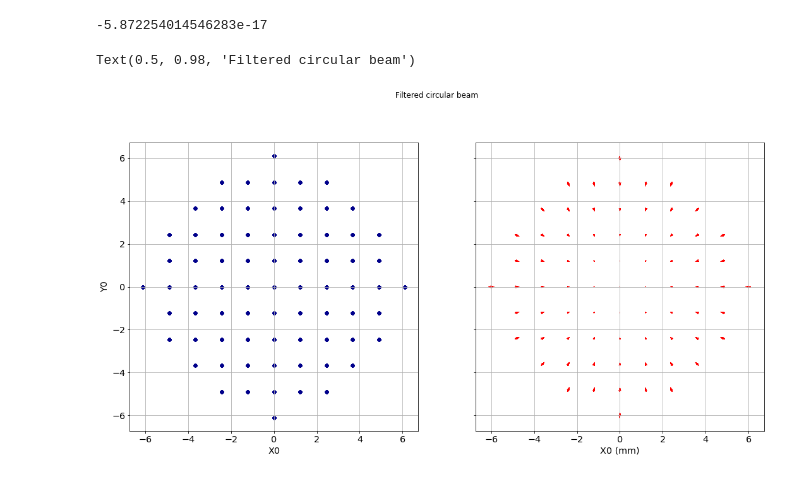
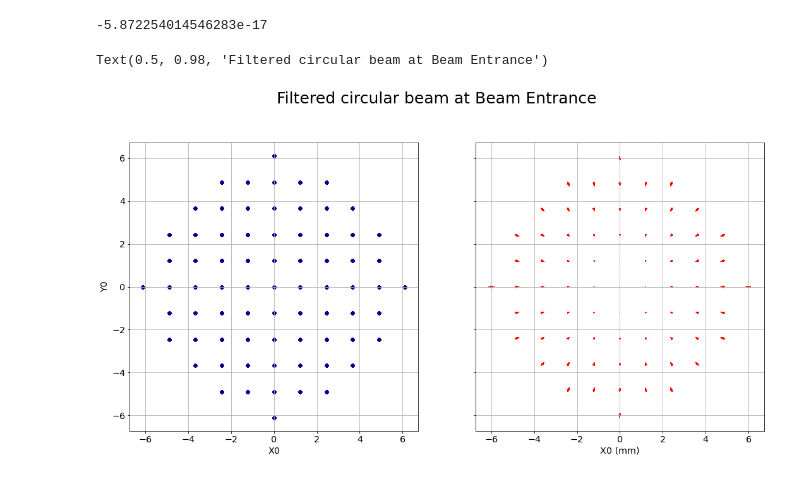
Before and after one commit to LSSTDESC/ATgeomPSFsim, a Jupyter notebook: tools/ReadBeam.ipynb, the cells around one changed output. Drawn from its saved outputs; the diff is of its cells as text; code cells hidden in the pictures.

Commit message:
correct ReadBeam

```diff
--- a/tools/ReadBeam.ipynb
+++ b/tools/ReadBeam.ipynb
@@ -128,15 +128,15 @@ U0=np.array(df_filter["U0"].values,dtype='float64')
 # %%
 f, ((ax1, ax2)) = plt.subplots(1, 2,figsize=(18,9),sharex=True,sharey=True)
 df_filter.plot.scatter(x="X0", y="Y0",c="DarkBlue",marker="o",ax=ax1)
 ax1.set_aspect("equal")
 ax1.grid()
 
 q = ax2.quiver(X0,Y0, U0,V0,color="red")
 ax2.set_aspect("equal")
 ax2.set_xlabel("X0 (mm)")
 ax2.grid()
 
-plt.suptitle("Filtered circular beam at Beam Entrance"fontsize=25)
+plt.suptitle("Filtered circular beam at Beam Entrance",fontsize=25)
 # %% [output]
-Text(0.5, 0.98, 'Filtered circular beam')
+Text(0.5, 0.98, 'Filtered circular beam at Beam Entrance')
-[figure, old version]
+[figure, new version]
```
Also changed, not shown: parts of 2 cells of this notebook.
